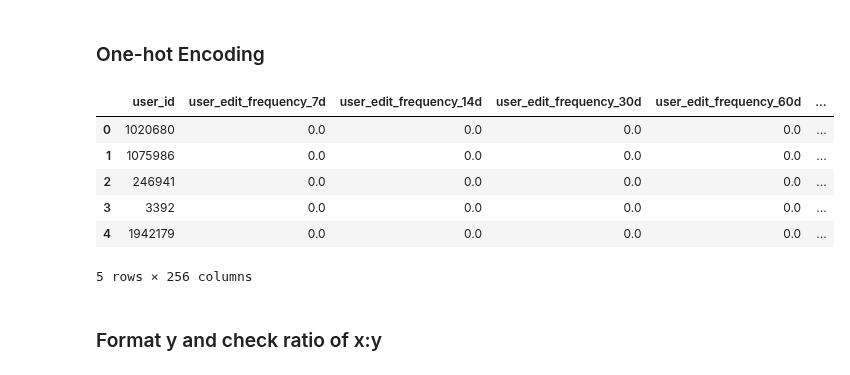
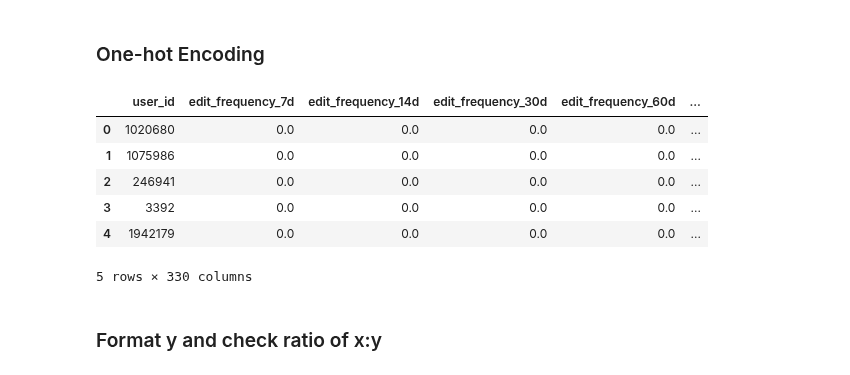
Before and after one commit to rspseshasai/vandalism_detection_osm, a Jupyter notebook: model/xgboost_model_for_contribution_data.ipynb, the cells around one changed output. Cells and saved outputs as stored; diff of their text form; code cells hidden in the pictures.

```diff
--- a/model/xgboost_model_for_contribution_data.ipynb
+++ b/model/xgboost_model_for_contribution_data.ipynb
@@ -28,7 +31,7 @@ Directory already exists at: ../saved_parameters/contribution_model/
 # %% [markdown]
 ### Load the data set into a data frame
 # %%
-features_df = pd.read_parquet("../data/contribution_data/extracted_features_v3.parquet")
+features_df = pd.read_parquet("../data/contribution_data/extracted_features_v4.parquet")
 
 #Shuffle the data entries
 features_df = features_df.sample(frac=1, random_state=42).reset_index(drop=True)
@@ -64,6 +77,14 @@ if features_df.columns.__contains__('status'):
 if features_df.columns.__contains__('editor_used'):
     features_df.drop('editor_used', axis=1, inplace=True)
 
+#Drop for now as the unique source_used number is too high
+if features_df.columns.__contains__('source_used'):
+    features_df.drop('source_used', axis=1, inplace=True)
+
+#Drop for now as the unique grid cells number is too high
+if features_df.columns.__contains__('grid_cell_id'):
+    features_df.drop('grid_cell_id', axis=1, inplace=True)
+
 features_df.columns = features_df.columns.str.replace(' ', '_', regex=True)
 
 #TODO: Most of the features are very similar. especially all contribution under same changeset id. It might be potential reason for high accuracy. Check a way to handle that.
@@ -143,33 +156,37 @@ def encode_multilabel_column(df, column_name, prefix):
 # %%
 X = features_df.drop('vandalism', axis=1).copy()
 y = features_df['vandalism'].copy()
 
 # One-hot encode 'countries' if it exists
 if 'countries' in X.columns:
     X = encode_multilabel_column(X, 'countries', 'country')
 
 # One-hot encode 'continents' if it exists
 if 'continents' in X.columns:
     X = encode_multilabel_column(X, 'continents', 'continent')
 
 # List of categorical columns to one-hot encode
-categorical_columns = ['osm_type', 'contribution_type', 'source_used']
+categorical_columns = ['osm_type', 'contribution_type', 'geometry_type', 'edit_frequency_of_osm_element', 'time_of_day']
 
 # Perform one-hot encoding
 X_encoded = pd.get_dummies(X, columns=categorical_columns)
 
-# Ensure there are no object-type columns left
-assert not X_encoded.select_dtypes(include=['object']).columns.any(), "There are still object-type columns."
+# Get all object-type columns
+object_columns = X_encoded.select_dtypes(include=['object']).columns
+
+# Check if there are any object-type columns
+assert not object_columns.any(), f"There are still object-type columns: {list(object_columns)}"
+
 
 X_encoded.head()
 # %% [output]
-|  | user_id | user_edit_frequency_7d | user_edit_frequency_14d | user_edit_frequency_30d | user_edit_frequency_60d | ... |
+|  | user_id | edit_frequency_7d | edit_frequency_14d | edit_frequency_30d | edit_frequency_60d | ... |
 | 0 | 1020680 | 0.0 | 0.0 | 0.0 | 0.0 | ... |
 | 1 | 1075986 | 0.0 | 0.0 | 0.0 | 0.0 | ... |
 | 2 | 246941 | 0.0 | 0.0 | 0.0 | 0.0 | ... |
 | 3 | 3392 | 0.0 | 0.0 | 0.0 | 0.0 | ... |
 | 4 | 1942179 | 0.0 | 0.0 | 0.0 | 0.0 | ... |
-5 rows × 256 columns
+5 rows × 330 columns
 # %% [markdown]
 ### Format y and check ratio of x:y
 # %%
```
Also changed, not shown: parts of 18 cells of this notebook, 2 other files.
